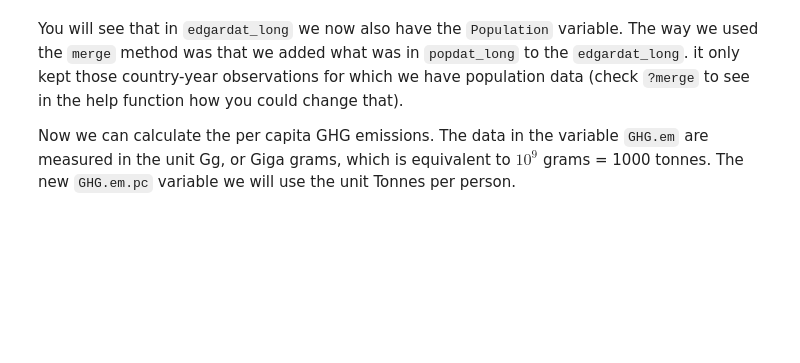
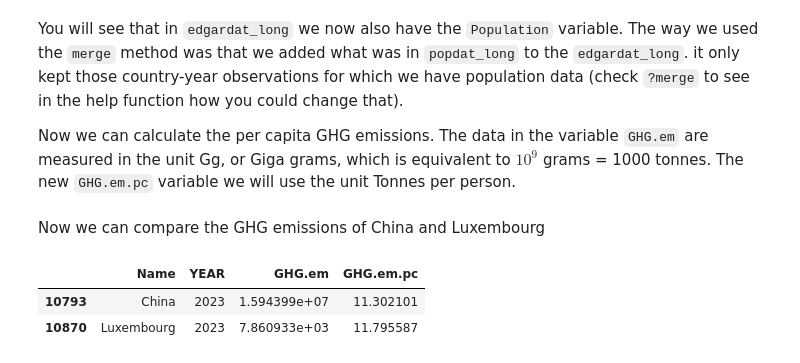
Before and after one commit to datasquad/DEE2025_coding, a Jupyter notebook: DataWalkThrough_DEE2025_pypj.ipynb, the cells around one changed output. Drawn from its saved outputs; the diff is of its cells as text; code cells hidden in the pictures; blank space fills up the shorter version.

```diff
--- a/DataWalkThrough_DEE2025_pypj.ipynb
+++ b/DataWalkThrough_DEE2025_pypj.ipynb
@@ -971,3 +986,13 @@ edgardat_long.head()
 You will see that in `edgardat_long` we now also have the `Population` variable. The way we used the `merge` method was that we added what was in `popdat_long` to the `edgardat_long`.  it only kept those country-year observations for which we have population data (check `?merge` to see in the help function how you could change that).
 
 Now we can calculate the per capita GHG emissions. The data in the variable `GHG.em` are measured in the unit Gg, or Giga grams, which is equivalent to $10^9$ grams = 1000 tonnes. The new `GHG.em.pc` variable we will use the unit Tonnes per person.
+# %%
+edgardat_long['GHG.em.pc'] = 1000 * edgardat_long['GHG.em'] / edgardat_long['Population']
+# %% [markdown]
+Now we can compare the GHG emissions of China and Luxembourg
+# %%
+edgardat_long.query("YEAR == 2023 and Name in ['China', 'Luxembourg']")[["Name", "YEAR", "GHG.em", "GHG.em.pc"]]
+# %% [output]
+|  | Name | YEAR | GHG.em | GHG.em.pc |
+| 10793 | China | 2023 | 1.594399e+07 | 11.302101 |
+| 10870 | Luxembourg | 2023 | 7.860933e+03 | 11.795587 |
```
Also changed, not shown: parts of 31 cells of this notebook, 2 other files.
